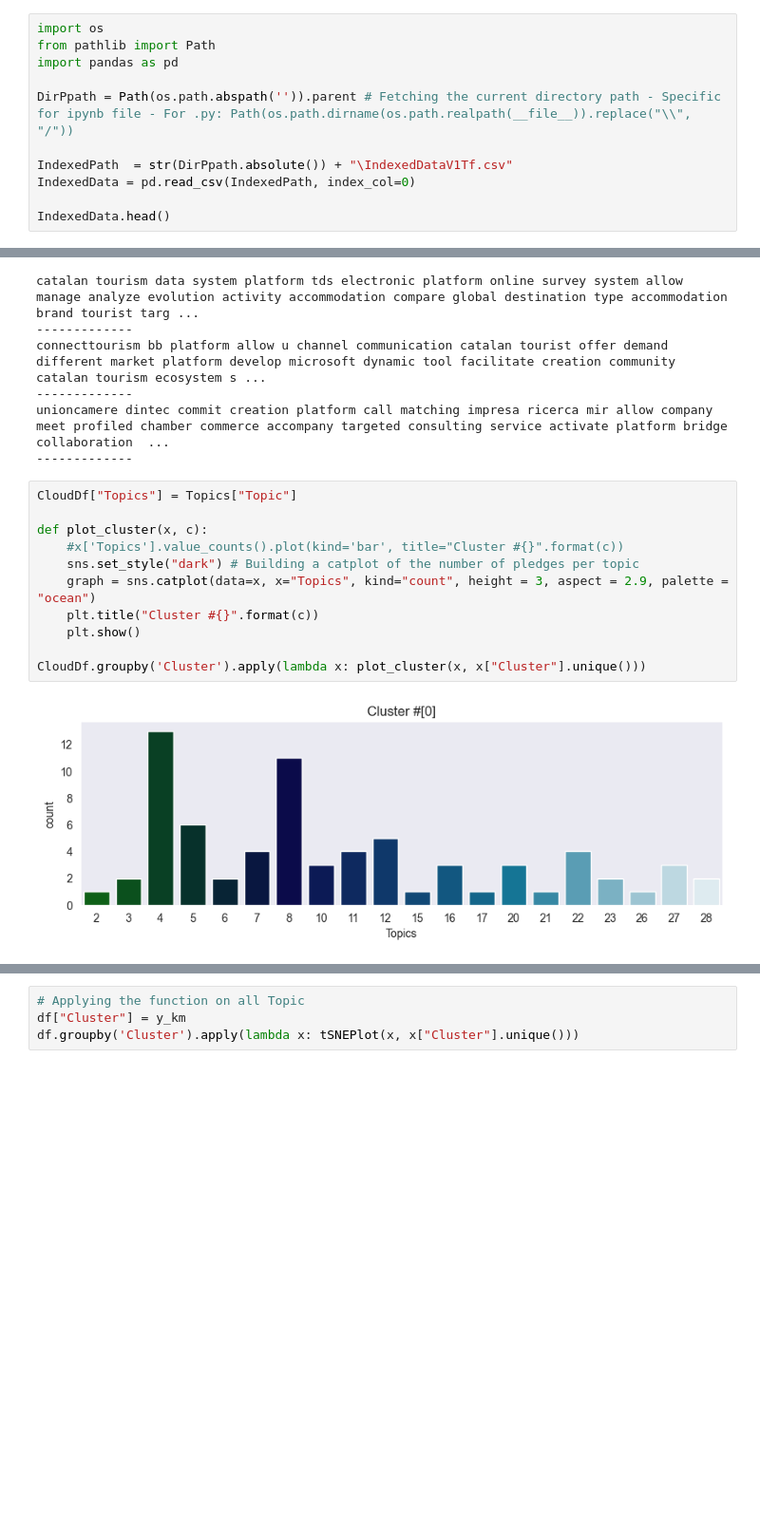
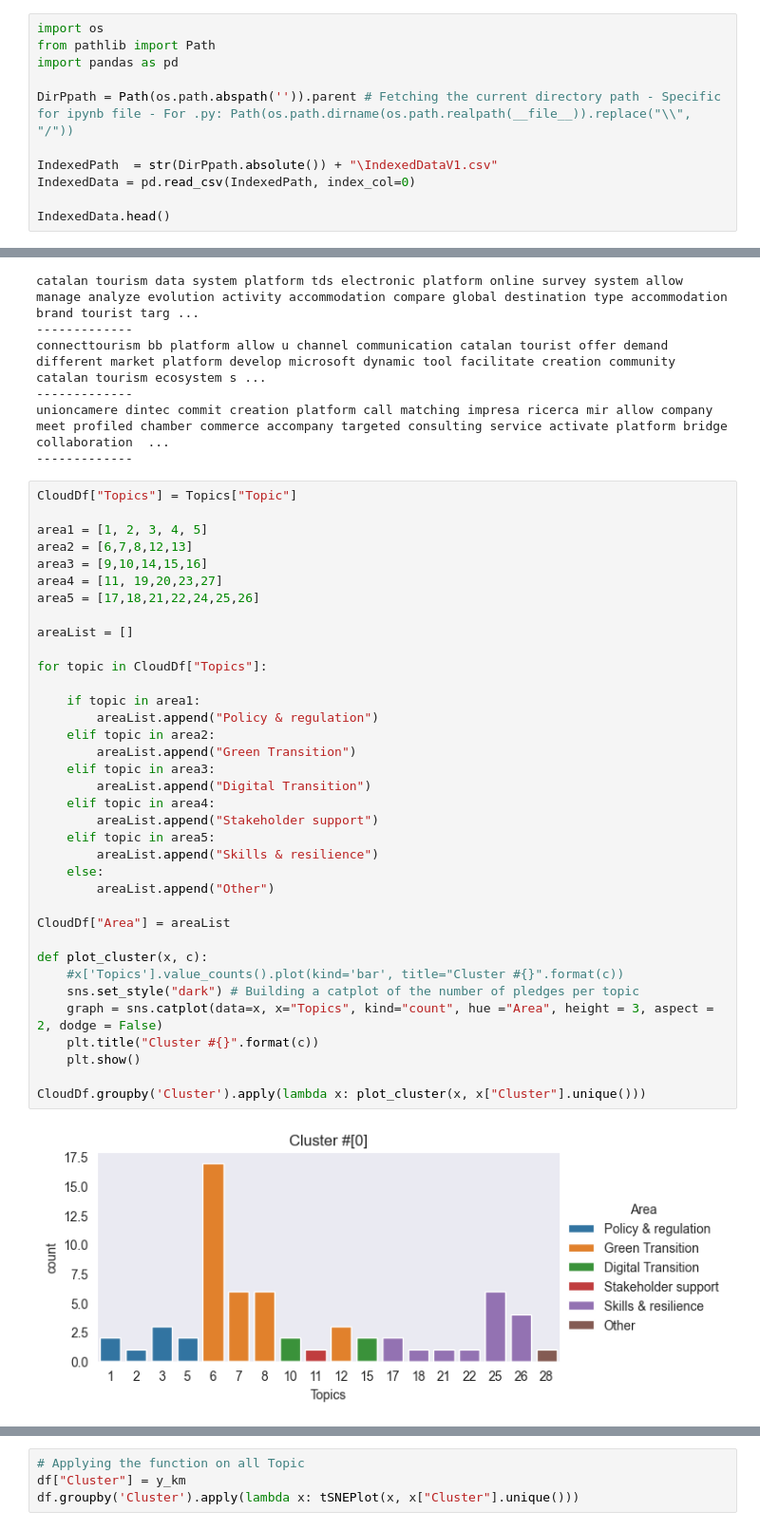
Before and after one commit to SEMICeu/semic_pledges, a Jupyter notebook: PledgesClustering/Clustering.ipynb, the cells around one changed output, grey strips where cells are left out. Shown at 95% size. Saved outputs shown, nothing was run; the diff lists cells and outputs as text; blank space fills up the shorter version.

```diff
--- a/PledgesClustering/Clustering.ipynb
+++ b/PledgesClustering/Clustering.ipynb
@@ -7,7 +7,7 @@ import pandas as pd
 
 DirPpath = Path(os.path.abspath('')).parent # Fetching the current directory path - Specific for ipynb file - For .py: Path(os.path.dirname(os.path.realpath(__file__)).replace("\\", "/"))
 
-IndexedPath  = str(DirPpath.absolute()) + "\IndexedDataV1Tf.csv"
+IndexedPath  = str(DirPpath.absolute()) + "\IndexedDataV1.csv"
 IndexedData = pd.read_csv(IndexedPath, index_col=0)
 
 IndexedData.head()
@@ -455,14 +466,39 @@ unioncamere dintec commit creation platform call matching impresa ricerca mir al
 -------------
 # %%
 CloudDf["Topics"] = Topics["Topic"]
+
+area1 = [1, 2, 3, 4, 5]
+area2 = [6,7,8,12,13]
+area3 = [9,10,14,15,16]
+area4 = [11, 19,20,23,27]
+area5 = [17,18,21,22,24,25,26]
+
+areaList = []
+
+for topic in CloudDf["Topics"]:
+
+    if topic in area1:
+        areaList.append("Policy & regulation")
+    elif topic in area2:
+        areaList.append("Green Transition")
+    elif topic in area3:
+        areaList.append("Digital Transition")
+    elif topic in area4:
+        areaList.append("Stakeholder support")
+    elif topic in area5:
+        areaList.append("Skills & resilience")
+    else:
+        areaList.append("Other")
+
+CloudDf["Area"] = areaList
 
 def plot_cluster(x, c):
     #x['Topics'].value_counts().plot(kind='bar', title="Cluster #{}".format(c))
     sns.set_style("dark") # Building a catplot of the number of pledges per topic
-    graph = sns.catplot(data=x, x="Topics", kind="count", height = 3, aspect = 2.9, palette = "ocean")
+    graph = sns.catplot(data=x, x="Topics", kind="count", hue ="Area", height = 3, aspect = 2, dodge = False)
     plt.title("Cluster #{}".format(c))
     plt.show()
 
 CloudDf.groupby('Cluster').apply(lambda x: plot_cluster(x, x["Cluster"].unique()))
 # %% [output]
-[figure, old version]
+[figure, new version]
```
Also changed, not shown: parts of 12 cells of this notebook.
